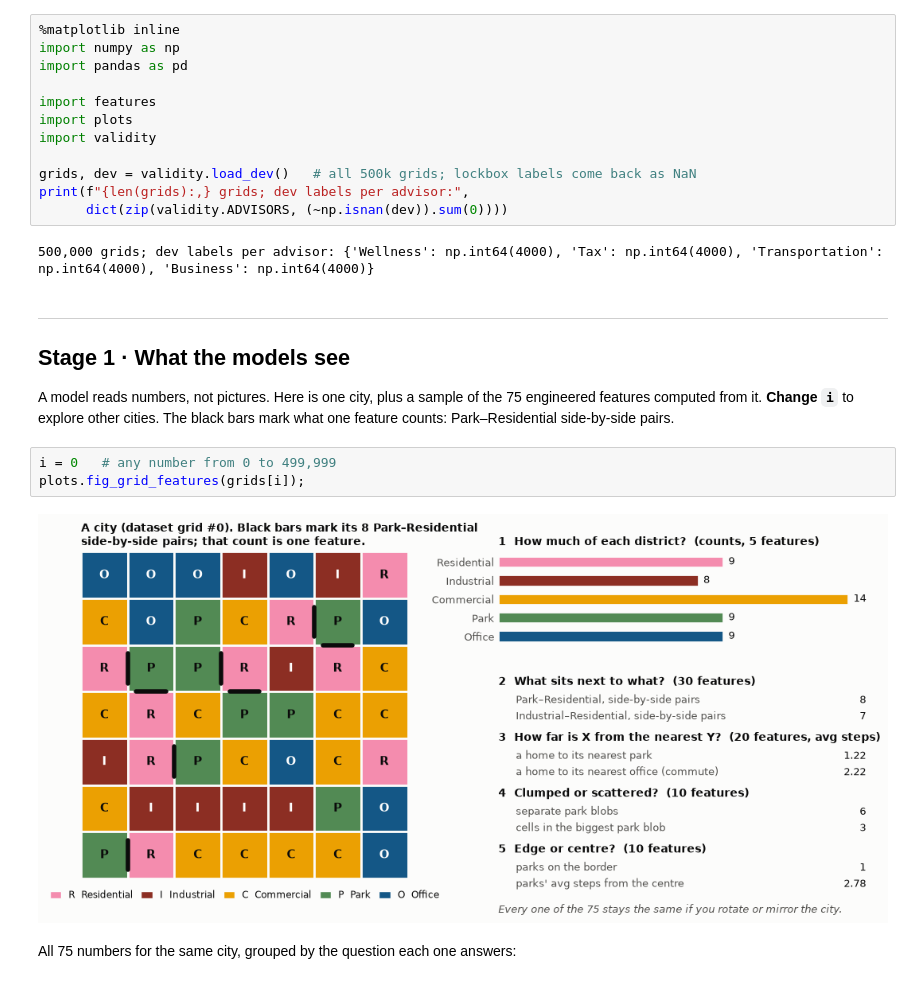
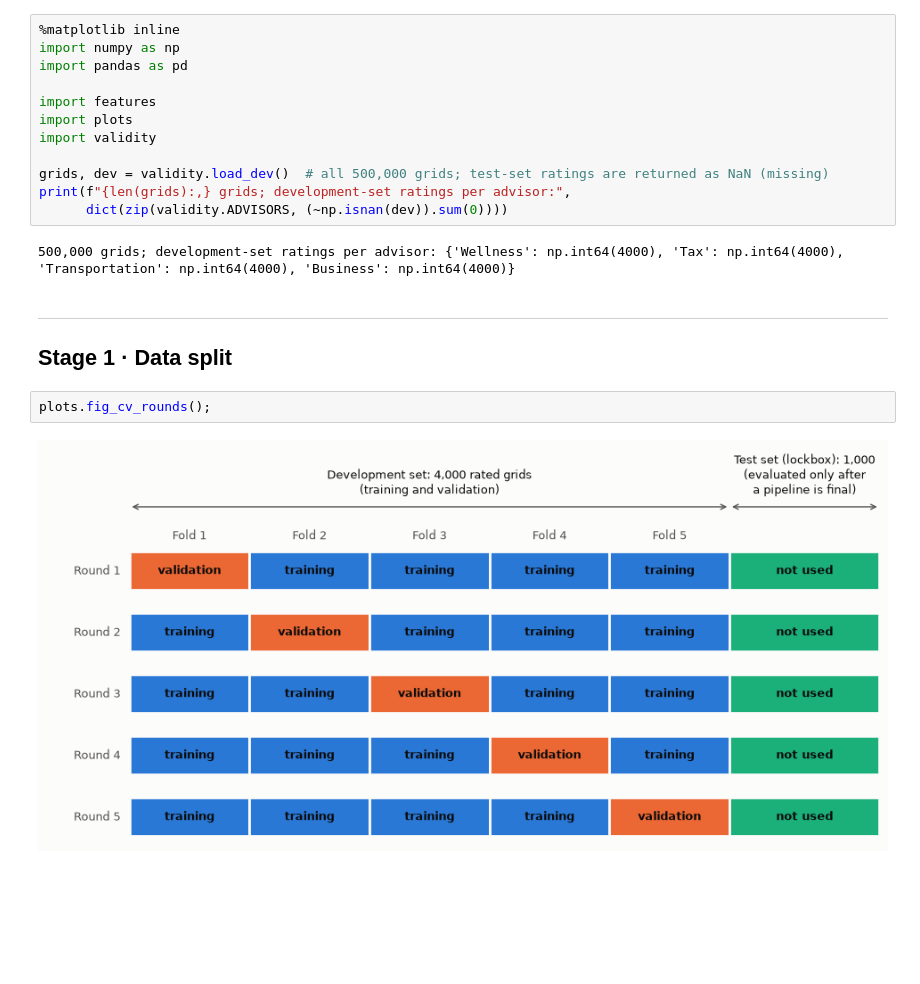
Before and after one commit to Joel-Pederson/2.156-ps2, a Jupyter notebook: analysis.ipynb, the cells around one changed output. Drawn from its saved outputs; the diff is of its cells as text; blank space fills up the shorter version.

```diff
--- a/analysis.ipynb
+++ b/analysis.ipynb
@@ -18,22 +24,15 @@ import features
 import plots
 import validity
 
-grids, dev = validity.load_dev()   # all 500k grids; lockbox labels come back as NaN
-print(f"{len(grids):,} grids; dev labels per advisor:",
+grids, dev = validity.load_dev()  # all 500,000 grids; test-set ratings are returned as NaN (missing)
+print(f"{len(grids):,} grids; development-set ratings per advisor:",
       dict(zip(validity.ADVISORS, (~np.isnan(dev)).sum(0))))
 # %% [output]
-500,000 grids; dev labels per advisor: {'Wellness': np.int64(4000), 'Tax': np.int64(4000), 'Transportation': np.int64(4000), 'Business': np.int64(4000)}
+500,000 grids; development-set ratings per advisor: {'Wellness': np.int64(4000), 'Tax': np.int64(4000), 'Transportation': np.int64(4000), 'Business': np.int64(4000)}
-# %% [markdown]
----
-## Stage 1 · What the models see
-
-A model reads numbers, not pictures. Here is one city, plus a sample of the 75 engineered
-features computed from it. **Change `i`** to explore other cities. The black bars mark what one
-feature counts: Park–Residential side-by-side pairs.
-# %%
-i = 0   # any number from 0 to 499,999
-plots.fig_grid_features(grids[i]);
-# %% [output]
-[figure, removed]
-# %% [markdown]
-All 75 numbers for the same city, grouped by the question each one answers:
+# %% [markdown]
+---
+## Stage 1 · Data split
+# %%
+plots.fig_cv_rounds();
+# %% [output]
+[figure, added]
```
Also changed, not shown: parts of 25 cells of this notebook, 27 other files.
